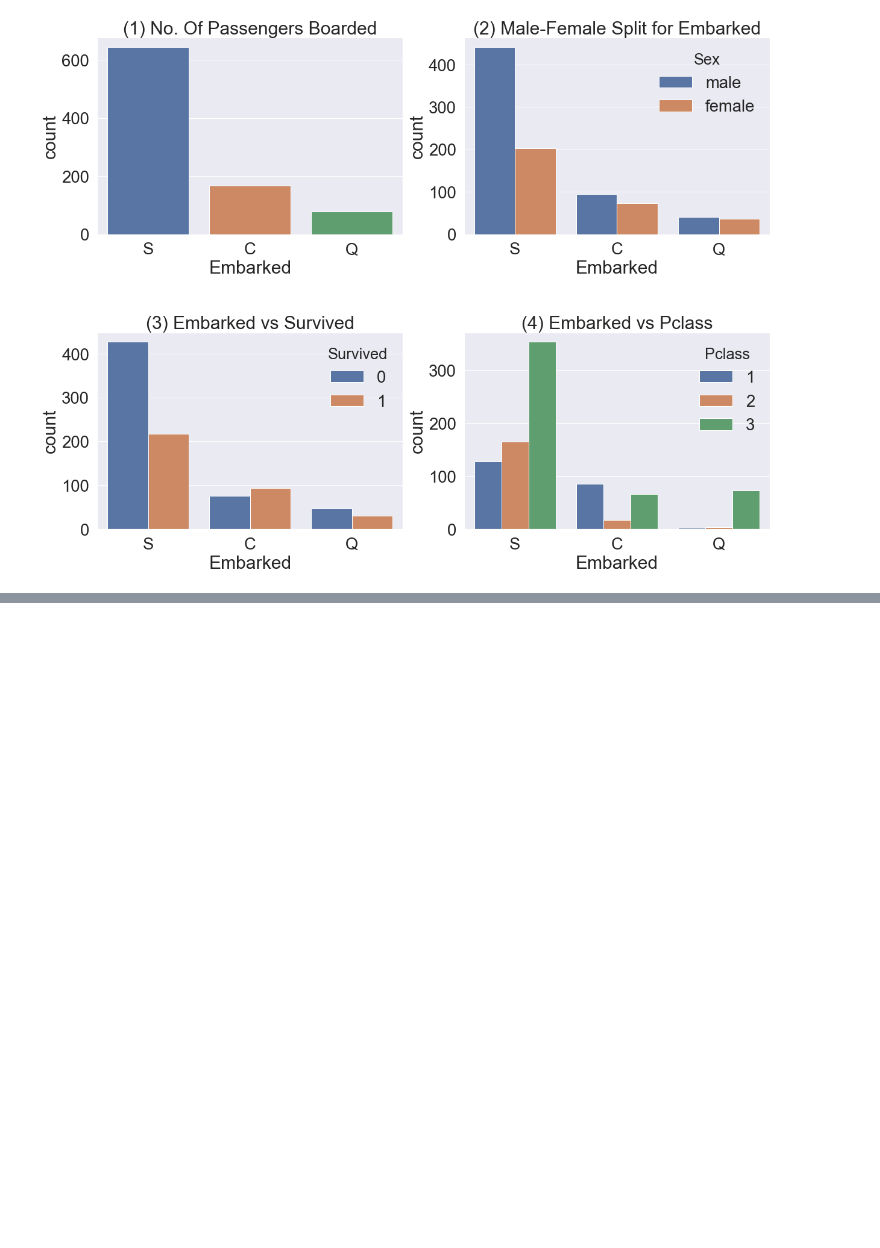
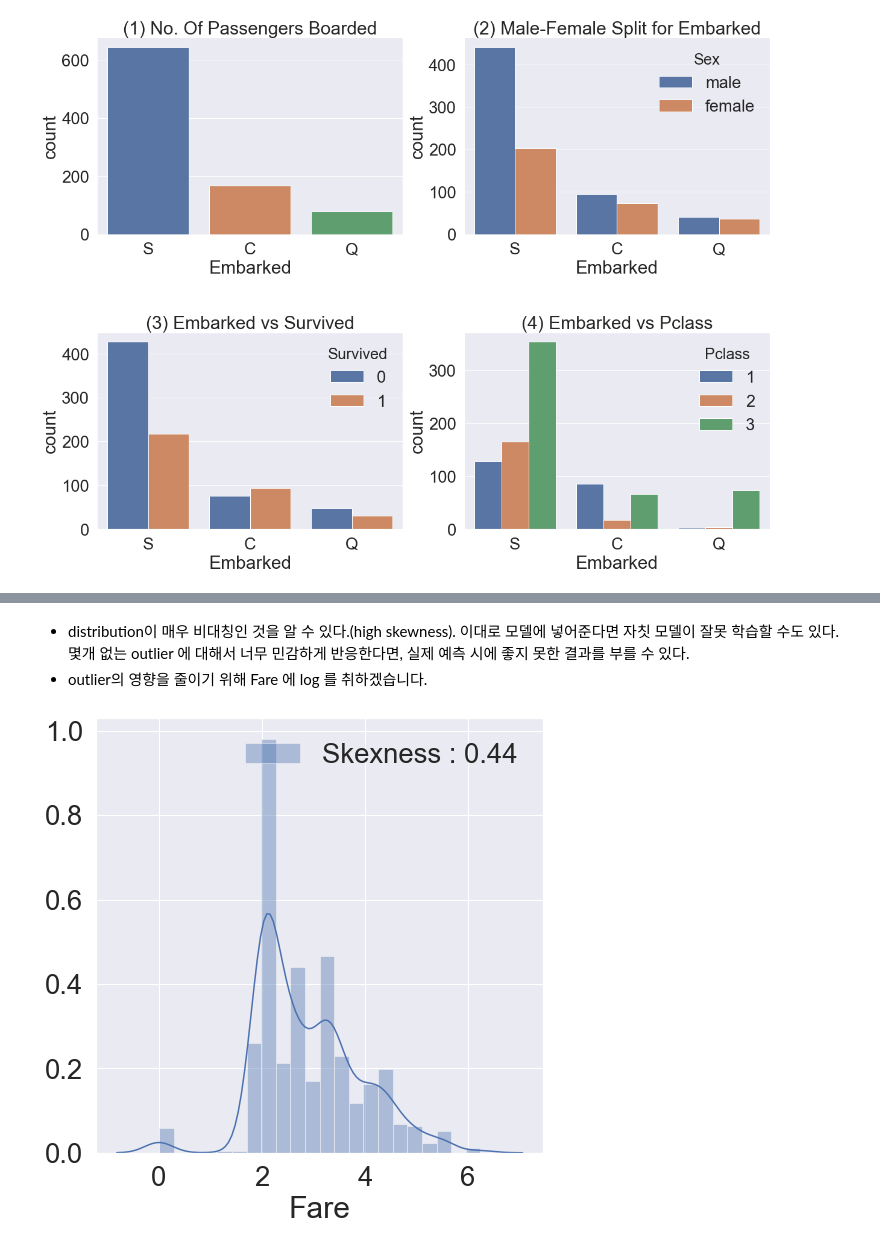
Before and after one commit to s6470076/Data-anlaysis, a Jupyter notebook: 타이타닉/타이타닉.ipynb, the cells around one changed output, grey strips where cells are left out. Drawn from its saved outputs; the diff is of its cells as text; code cells hidden in the pictures; blank space fills up the shorter version.

```diff
--- a/타이타닉/타이타닉.ipynb
+++ b/타이타닉/타이타닉.ipynb
@@ -432,0 +481,17 @@ plt.show()
+# %% [markdown]
+- distribution이 매우 비대칭인 것을 알 수 있다.(high skewness). 이대로 모델에 넣어준다면 자칫 모델이 잘못 학습할 수도 있다. 몇개 없는 outlier 에 대해서 너무 민감하게 반응한다면, 실제 예측 시에 좋지 못한 결과를 부를 수 있다.
+- outlier의 영향을 줄이기 위해 Fare 에 log 를 취하겠습니다.
+# %%
+#Q.log를 하는 이유
+df_test.loc[df_test.Fare.isnull(),'Fare']=df_test['Fare'].mean()
+# testset 에 있는 nan value 를 평균값으로 치환
+df_train['Fare'] = df_train['Fare'].map(lambda i : np.log(i) if i > 0 else 0)
+
+df_test['Fare'] = df_test['Fare'].map(lambda i: np.log(i) if i > 0 else 0)
+# %%
+# Q.f,fig의 차이
+fig,ax = plt.subplots(1,1,figsize=(8,8))
+g = sns.distplot(df_train['Fare'],color='b',label='Skexness : {:.2f}'.format(df_train['Fare'].skew()),ax=ax)
+g=g.legend(loc='best')
+# %% [output]
+[figure, added]
```
Also changed, not shown: parts of 15 cells of this notebook.
